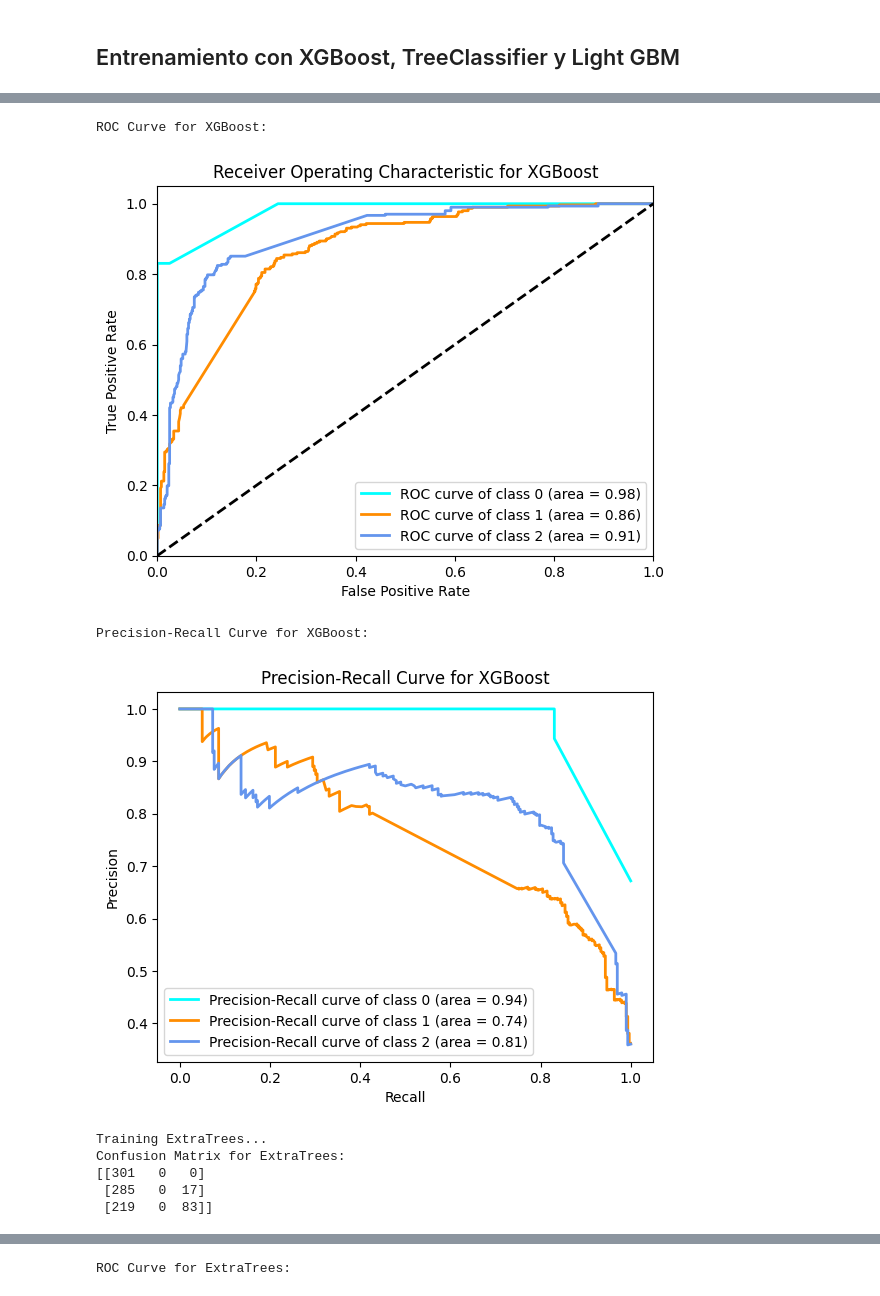
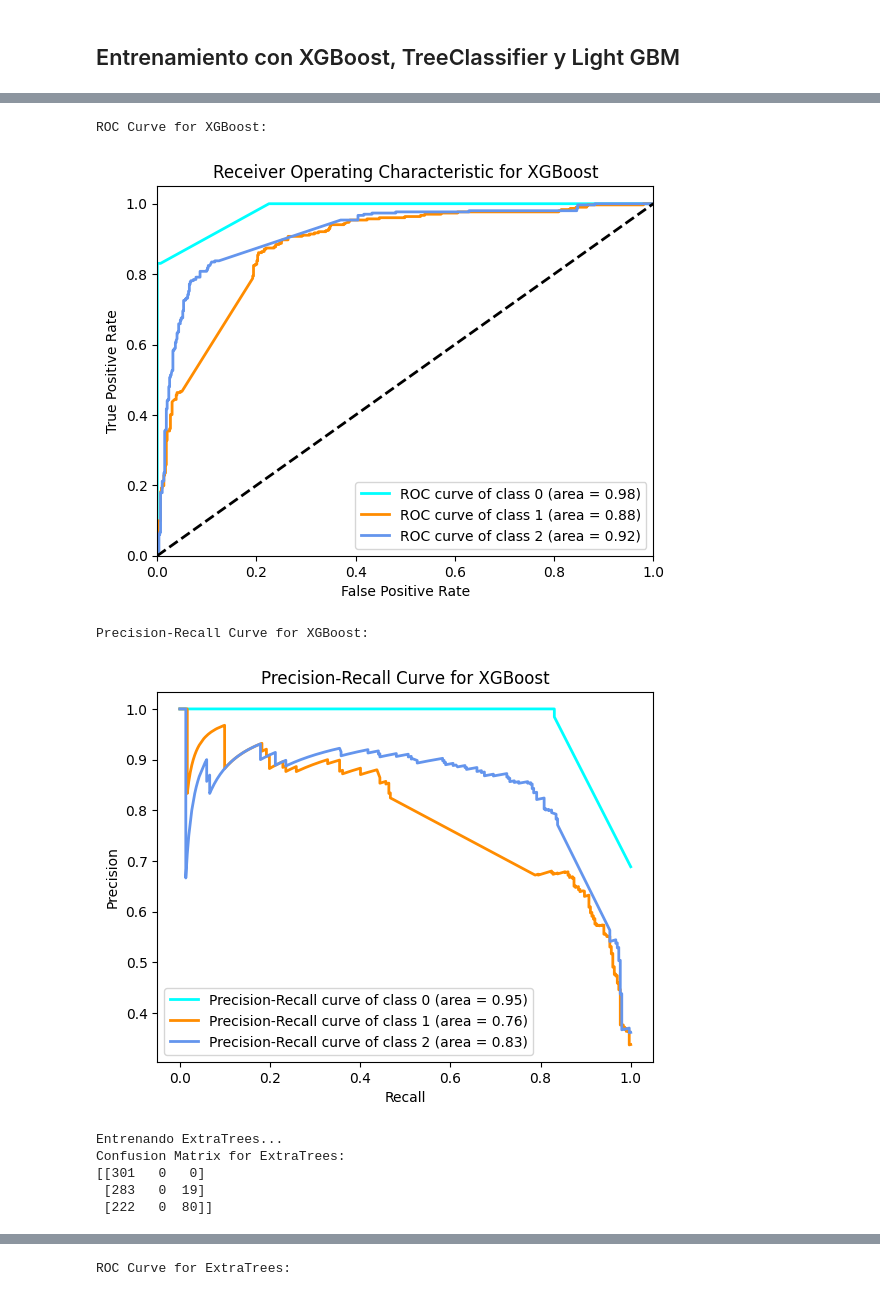
Before and after one commit to jafr0822/MNA_ProyectoIntegrador-Equipo7, a Jupyter notebook: Fix_Avance5_7_Equipo.ipynb, the cells around one changed output, grey strips where cells are left out. Saved outputs shown, nothing was run; the diff lists cells and outputs as text; code cells hidden in the pictures.

```diff
--- a/Fix_Avance5_7_Equipo.ipynb
+++ b/Fix_Avance5_7_Equipo.ipynb
@@ -2309,9 +2309,9 @@ classifiers = {
 # Hyperparameter tuning
 param_grids = {
     'XGBoost': {
-        'estimator__n_estimators': [50, 100],
-        'estimator__learning_rate': [0.01, 0.1],
-        'estimator__max_depth': [3, 5]
+        'estimator__n_estimators': [50, 200, 400],
+        'estimator__learning_rate': [0.01, 0.1, 0.5],
+        'estimator__max_depth': [3, 5, 7]
     },
     'ExtraTrees': {
         'estimator__n_estimators': [50, 100],
@@ -2329,7 +2329,7 @@ metrics_list = []
 
 # Train and evaluate classifiers
 for name, clf in classifiers.items():
-    print(f"Training {name}...")
+    print(f"Entrenando {name}...")
     grid_search = GridSearchCV(clf, param_grids[name], cv=3, scoring='accuracy')
     grid_search.fit(X_train, y_train)
     best_model = grid_search.best_estimator_
@@ -2395,9 +2395,9 @@ for name, clf in classifiers.items():
     plt.show()
 
     # Calculate metrics
-    f1 = f1_score(y_test_labels, y_pred_labels, average='weighted')
-    precision_score_value = precision_score(y_test_labels, y_pred_labels, average='weighted')
-    recall_score_value = recall_score(y_test_labels, y_pred_labels, average='weighted')
+    f1 = f1_score(y_test_labels, y_pred_labels, average='macro')
+    precision_score_value = precision_score(y_test_labels, y_pred_labels, average='macro')
+    recall_score_value = recall_score(y_test_labels, y_pred_labels, average='macro')
 
     # Append metrics to the list
     metrics_list.append({
@@ -2421,12 +2421,12 @@ Confusion Matrix for XGBoost:
 [figure]
 ROC Curve for XGBoost:
-[figure, old version]
+[figure, new version]
 Precision-Recall Curve for XGBoost:
-[figure, old version]
+[figure, new version]
-Training ExtraTrees...
+Entrenando ExtraTrees...
 Confusion Matrix for ExtraTrees:
 [[301   0   0]
- [285   0  17]
- [219   0  83]]
+ [283   0  19]
+ [222   0  80]]
 [figure]
 ROC Curve for ExtraTrees:
```
Also changed, not shown: parts of 2 cells of this notebook.
